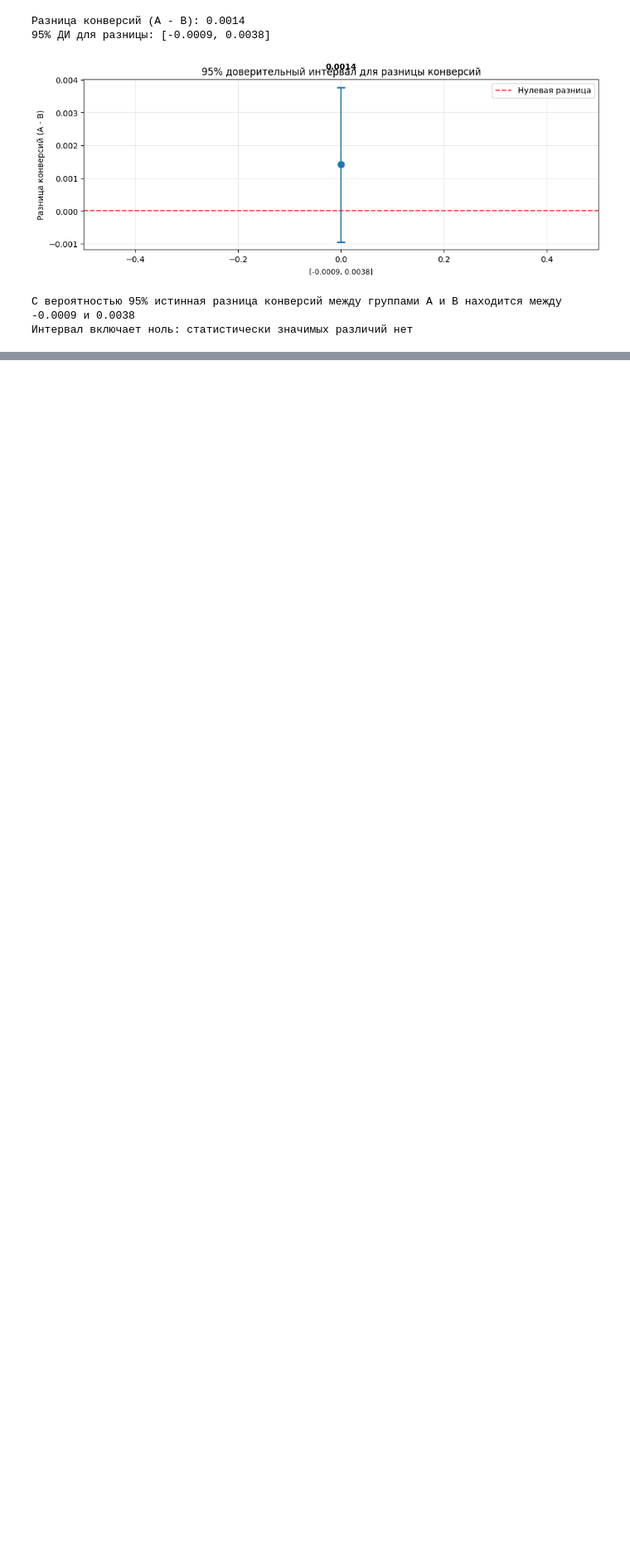
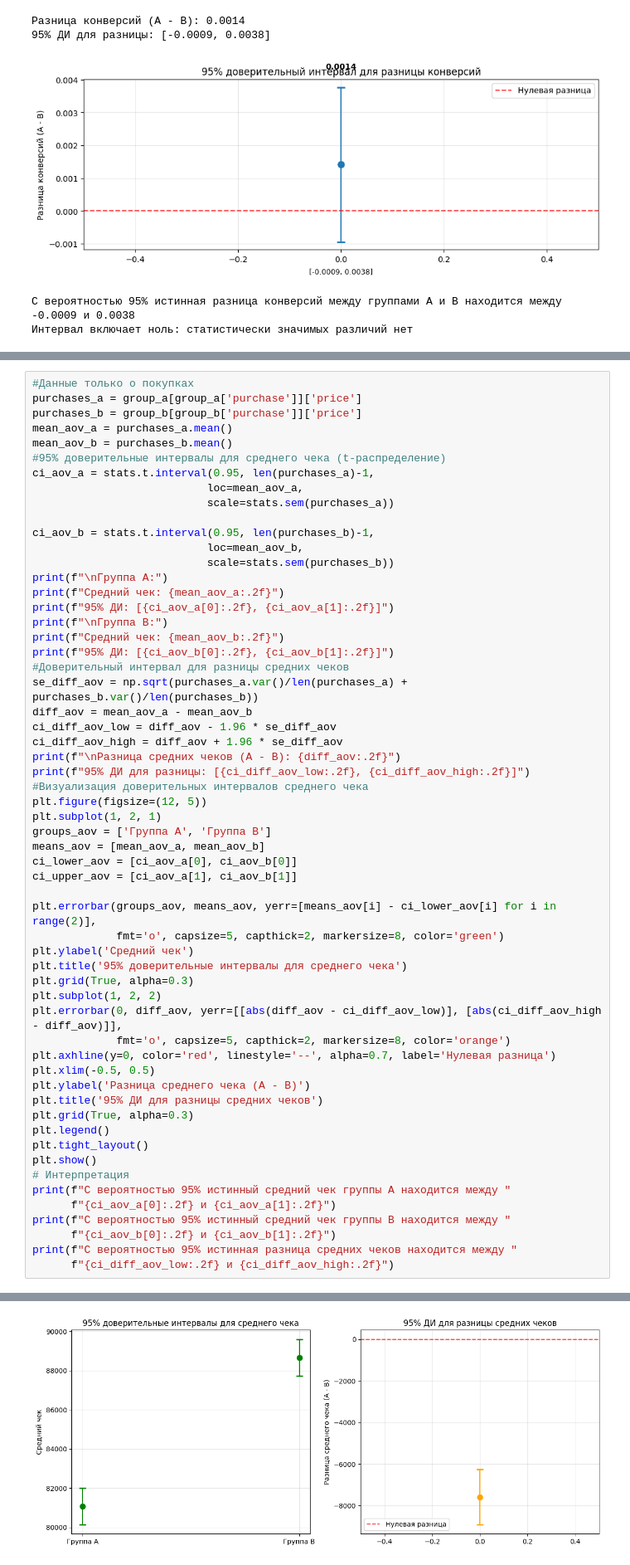
Before and after one commit to UlyanaGru/ab_testng, a Jupyter notebook: ab_testing.ipynb, the cells around one changed output, grey strips where cells are left out. Shown: that part at 83% size. Saved outputs shown, nothing was run; the diff lists cells and outputs as text; blank space fills up the shorter version.

Commit message:
intervals for mean checks

```diff
--- a/ab_testing.ipynb
+++ b/ab_testing.ipynb
@@ -964,0 +967,59 @@ else:
+# %%
+#Данные только о покупках
+purchases_a = group_a[group_a['purchase']]['price']
+purchases_b = group_b[group_b['purchase']]['price']
+mean_aov_a = purchases_a.mean()
+mean_aov_b = purchases_b.mean()
+#95% доверительные интервалы для среднего чека (t-распределение)
+ci_aov_a = stats.t.interval(0.95, len(purchases_a)-1,
+                           loc=mean_aov_a,
+                           scale=stats.sem(purchases_a))
+
+ci_aov_b = stats.t.interval(0.95, len(purchases_b)-1,
+                           loc=mean_aov_b,
+                           scale=stats.sem(purchases_b))
+print(f"\nГруппа A:")
+print(f"Средний чек: {mean_aov_a:.2f}")
+print(f"95% ДИ: [{ci_aov_a[0]:.2f}, {ci_aov_a[1]:.2f}]")
+print(f"\nГруппа B:")
+print(f"Средний чек: {mean_aov_b:.2f}")
+print(f"95% ДИ: [{ci_aov_b[0]:.2f}, {ci_aov_b[1]:.2f}]")
+#Доверительный интервал для разницы средних чеков
+se_diff_aov = np.sqrt(purchases_a.var()/len(purchases_a) + purchases_b.var()/len(purchases_b))
+diff_aov = mean_aov_a - mean_aov_b
+ci_diff_aov_low = diff_aov - 1.96 * se_diff_aov
+ci_diff_aov_high = diff_aov + 1.96 * se_diff_aov
+print(f"\nРазница средних чеков (A - B): {diff_aov:.2f}")
+print(f"95% ДИ для разницы: [{ci_diff_aov_low:.2f}, {ci_diff_aov_high:.2f}]")
+#Визуализация доверительных интервалов среднего чека
+plt.figure(figsize=(12, 5))
+plt.subplot(1, 2, 1)
+groups_aov = ['Группа A', 'Группа B']
+means_aov = [mean_aov_a, mean_aov_b]
+ci_lower_aov = [ci_aov_a[0], ci_aov_b[0]]
+ci_upper_aov = [ci_aov_a[1], ci_aov_b[1]]
+
+plt.errorbar(groups_aov, means_aov, yerr=[means_aov[i] - ci_lower_aov[i] for i in range(2)],
+             fmt='o', capsize=5, capthick=2, markersize=8, color='green')
+plt.ylabel('Средний чек')
+plt.title('95% доверительные интервалы для среднего чека')
+plt.grid(True, alpha=0.3)
+plt.subplot(1, 2, 2)
+plt.errorbar(0, diff_aov, yerr=[[abs(diff_aov - ci_diff_aov_low)], [abs(ci_diff_aov_high - diff_aov)]],
+             fmt='o', capsize=5, capthick=2, markersize=8, color='orange')
+plt.axhline(y=0, color='red', linestyle='--', alpha=0.7, label='Нулевая разница')
+plt.xlim(-0.5, 0.5)
+plt.ylabel('Разница среднего чека (A - B)')
+plt.title('95% ДИ для разницы средних чеков')
+plt.grid(True, alpha=0.3)
+plt.legend()
+plt.tight_layout()
+plt.show()
+# Интерпретация
+print(f"С вероятностью 95% истинный средний чек группы A находится между "
+      f"{ci_aov_a[0]:.2f} и {ci_aov_a[1]:.2f}")
+print(f"С вероятностью 95% истинный средний чек группы B находится между "
+      f"{ci_aov_b[0]:.2f} и {ci_aov_b[1]:.2f}")
+print(f"С вероятностью 95% истинная разница средних чеков находится между "
+      f"{ci_diff_aov_low:.2f} и {ci_diff_aov_high:.2f}")
+# %% [output]
@@ -964,0 +1036 @@ else:
+[figure, added]
```
Also changed, not shown: parts of 2 cells of this notebook.
